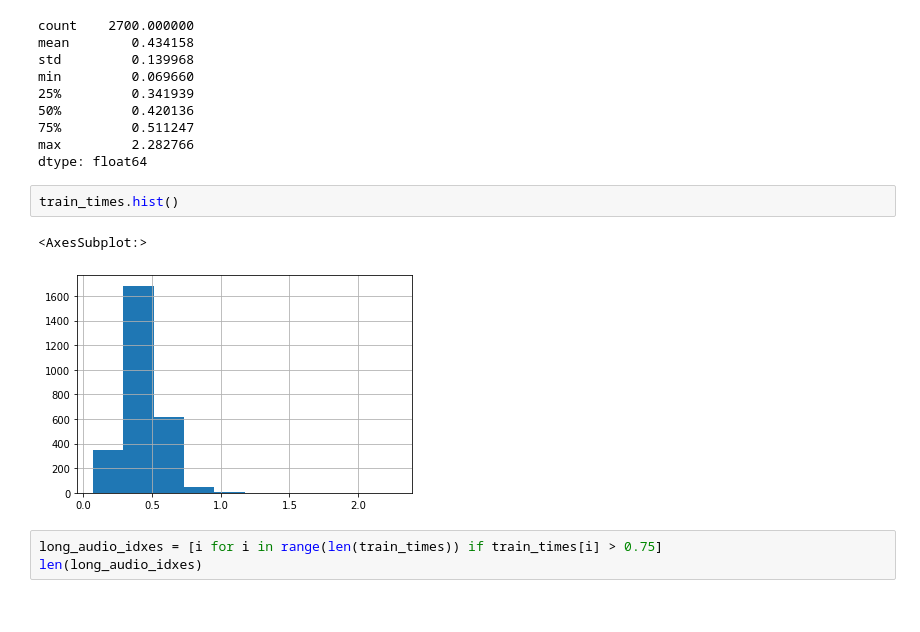
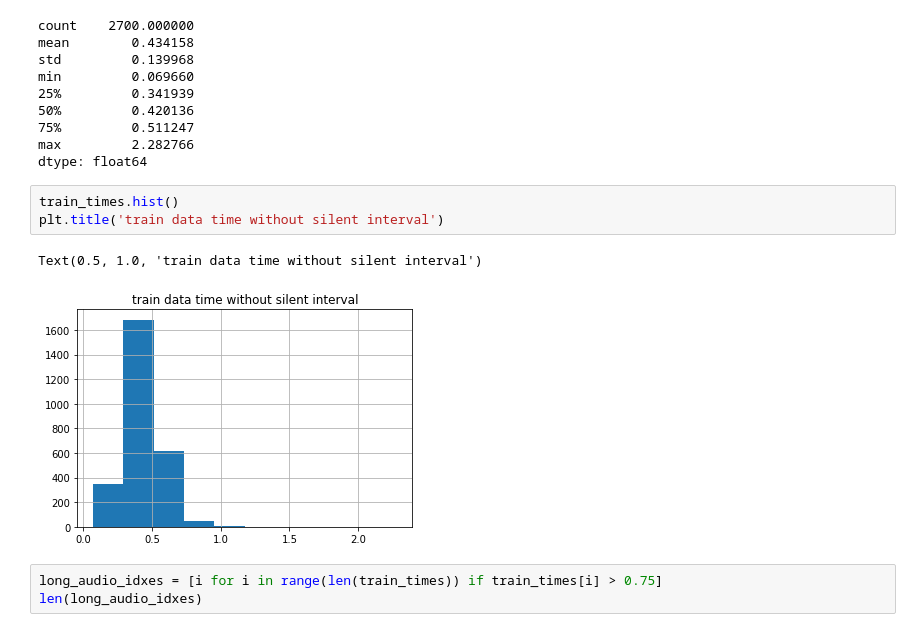
Before and after one commit to shin04/B4Lecture-2021, a Jupyter notebook: ex_9/kajiwara/notebooks/EDA.ipynb, the cells around one changed output. Drawn from its saved outputs; the diff is of its cells as text.

```diff
--- a/ex_9/kajiwara/notebooks/EDA.ipynb
+++ b/ex_9/kajiwara/notebooks/EDA.ipynb
@@ -151,9 +154,10 @@ max         2.282766
 dtype: float64
 # %%
 train_times.hist()
+plt.title('train data time without silent interval')
 # %% [output]
-<AxesSubplot:>
+Text(0.5, 1.0, 'train data time without silent interval')
-[figure, old version]
+[figure, new version]
 # %%
 long_audio_idxes = [i for i in range(len(train_times)) if train_times[i] > 0.75]
 len(long_audio_idxes)
```
Also changed, not shown: parts of 39 cells of this notebook, 7 other files.
